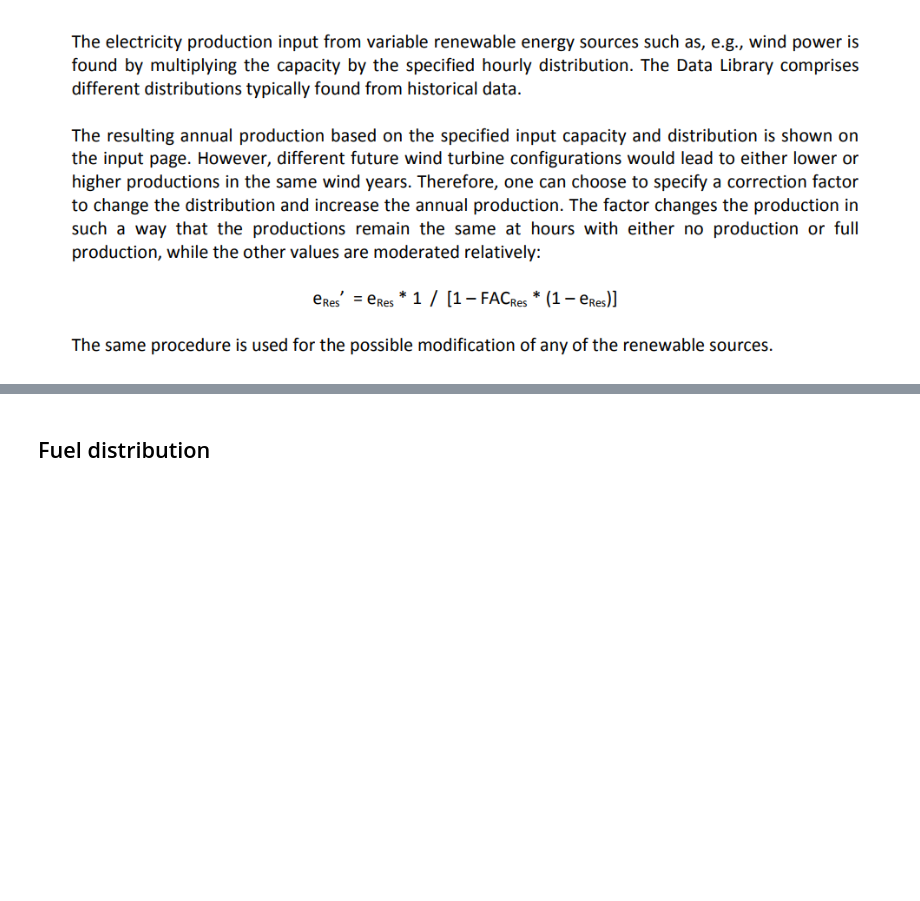
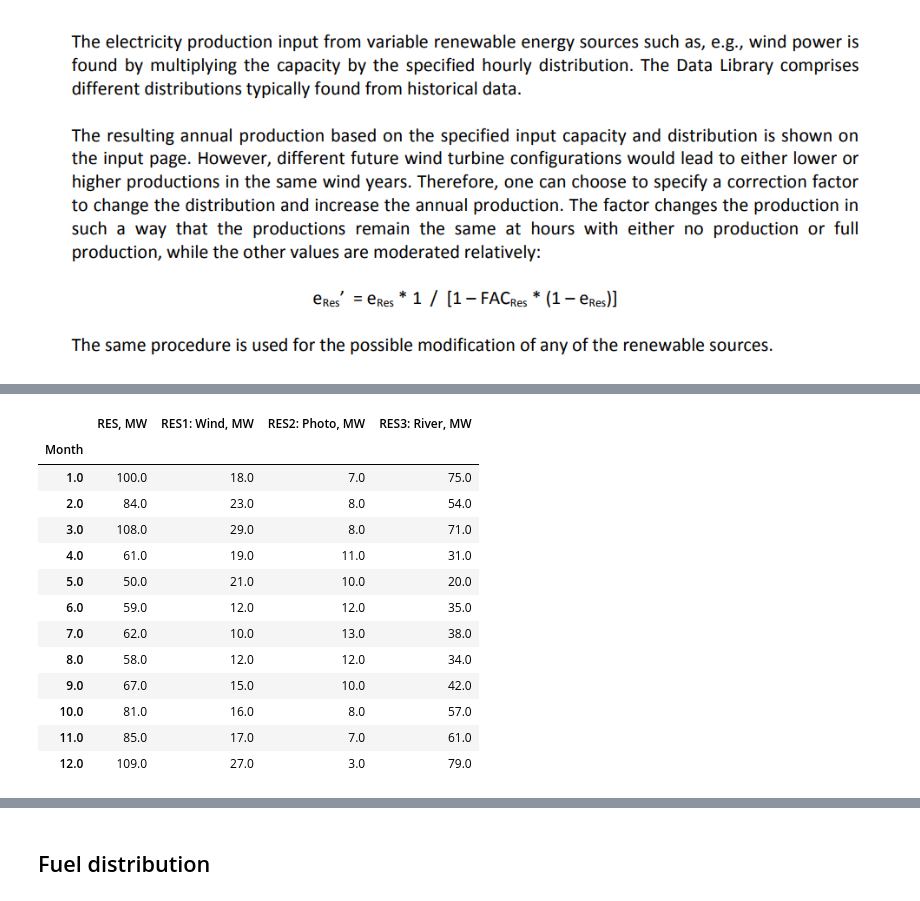
Before and after one commit to ehlimana/Electricity-analysis, a Jupyter notebook: EnergyPLAN_Calculation_validation.ipynb, the cells around one changed output, grey strips where cells are left out. Saved outputs shown, nothing was run; the diff lists cells and outputs as text; code cells hidden in the pictures; blank space fills up the shorter version.

```diff
--- a/EnergyPLAN_Calculation_validation.ipynb
+++ b/EnergyPLAN_Calculation_validation.ipynb
@@ -419,0 +416,6 @@ Name: 0, dtype: float64
+# %%
+e_RES=pd.concat([e_wind_corr[["Timestamp","Month",0]],e_solar_corr[0],e_river_corr[0]],axis=1)
+# %%
+e_RES.columns=["Timestamp","Month", "RES1: Wind, MW","RES2: Photo, MW","RES3: River, MW"]
+# %%
+e_RES["RES, MW"]=e_RES[["RES1: Wind, MW","RES2: Photo, MW","RES3: River, MW"]].sum(axis=1)
@@ -419,0 +449,17 @@ Name: 0, dtype: float64
+# %%
+(e_RES.groupby("Month")[["RES, MW","RES1: Wind, MW","RES2: Photo, MW","RES3: River, MW"]].mean()).round(0)#MW
+# %% [output]
+|  | RES, MW | RES1: Wind, MW | RES2: Photo, MW | RES3: River, MW |
+| Month |  |  |  |  |
+| 1.0 | 100.0 | 18.0 | 7.0 | 75.0 |
+| 2.0 | 84.0 | 23.0 | 8.0 | 54.0 |
+| 3.0 | 108.0 | 29.0 | 8.0 | 71.0 |
+| 4.0 | 61.0 | 19.0 | 11.0 | 31.0 |
+| 5.0 | 50.0 | 21.0 | 10.0 | 20.0 |
+| 6.0 | 59.0 | 12.0 | 12.0 | 35.0 |
+| 7.0 | 62.0 | 10.0 | 13.0 | 38.0 |
+| 8.0 | 58.0 | 12.0 | 12.0 | 34.0 |
+| 9.0 | 67.0 | 15.0 | 10.0 | 42.0 |
+| 10.0 | 81.0 | 16.0 | 8.0 | 57.0 |
+| 11.0 | 85.0 | 17.0 | 7.0 | 61.0 |
+| 12.0 | 109.0 | 27.0 | 3.0 | 79.0 |
```
Also changed, not shown: parts of 120 cells of this notebook, 1 other file.
